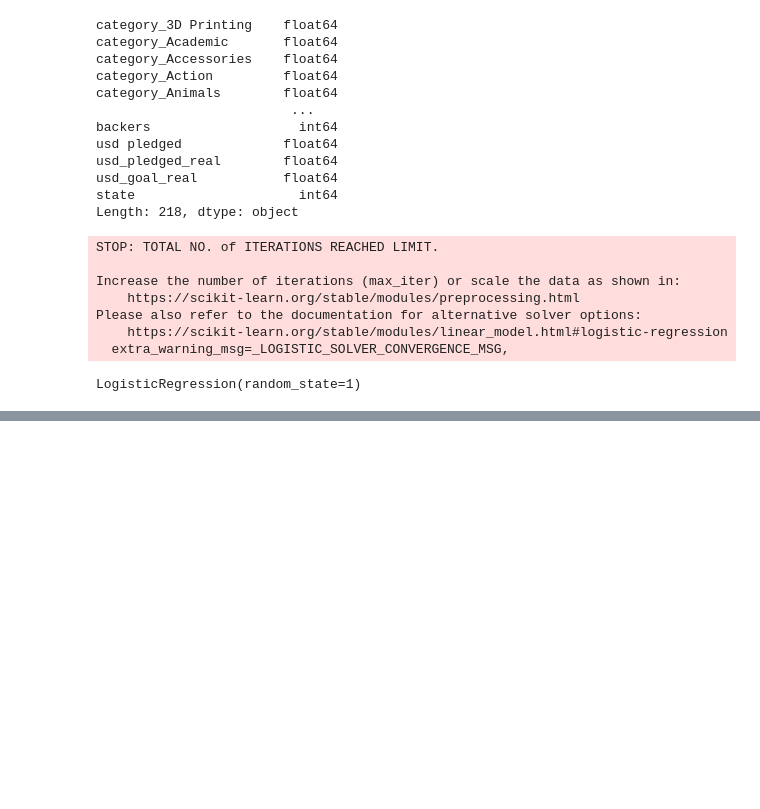
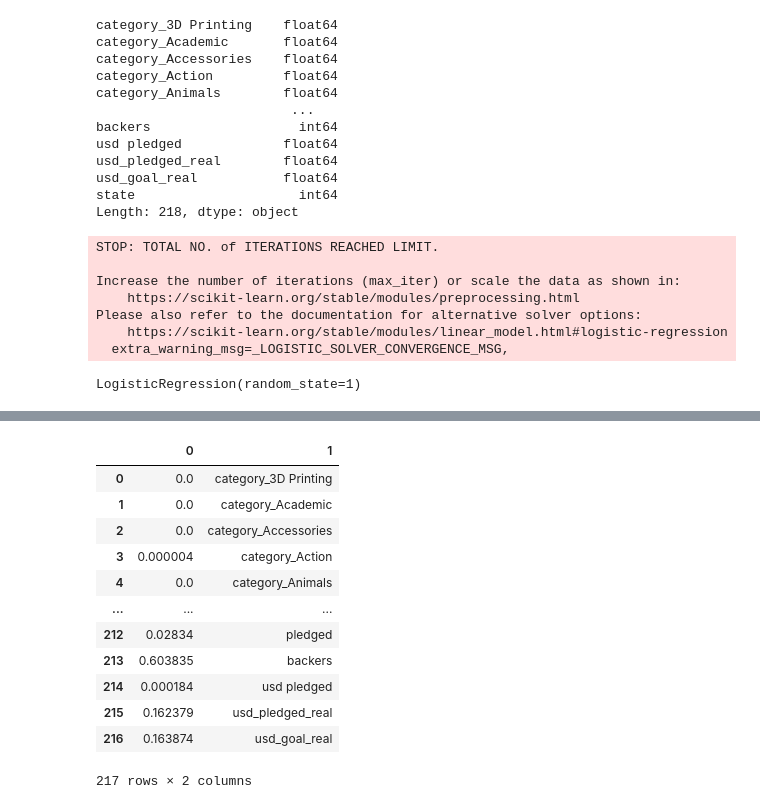
Before and after one commit to jpdoyle123/Project_2, a Jupyter notebook: Commented-vPL.ipynb, the cells around one changed output, grey strips where cells are left out. Saved outputs shown, nothing was run; the diff lists cells and outputs as text; code cells hidden in the pictures; blank space fills up the shorter version.

```diff
--- a/Commented-vPL.ipynb
+++ b/Commented-vPL.ipynb
@@ -271,0 +295,2 @@ Loss: 0.23915575444698334, Accuracy: 0.9275960326194763
+# %%
+clf = GradientBoostingClassifier(n_estimators=400, learning_rate=0.8,max_depth=1, random_state=1).fit(X_train_scaled, y_train)
@@ -271,0 +333,20 @@ Loss: 0.23915575444698334, Accuracy: 0.9275960326194763
+# %%
+feature_df = pd.DataFrame([clf.feature_importances_, X.columns])
+# %%
+feature_df = feature_df.transpose()
+# %%
+feature_df
+# %% [output]
+|  | 0 | 1 |
+| 0 | 0.0 | category_3D Printing |
+| 1 | 0.0 | category_Academic |
+| 2 | 0.0 | category_Accessories |
+| 3 | 0.000004 | category_Action |
+| 4 | 0.0 | category_Animals |
+| ... | ... | ... |
+| 212 | 0.02834 | pledged |
+| 213 | 0.603835 | backers |
+| 214 | 0.000184 | usd pledged |
+| 215 | 0.162379 | usd_pledged_real |
+| 216 | 0.163874 | usd_goal_real |
+217 rows × 2 columns
```
Also changed, not shown: parts of 11 cells of this notebook.
